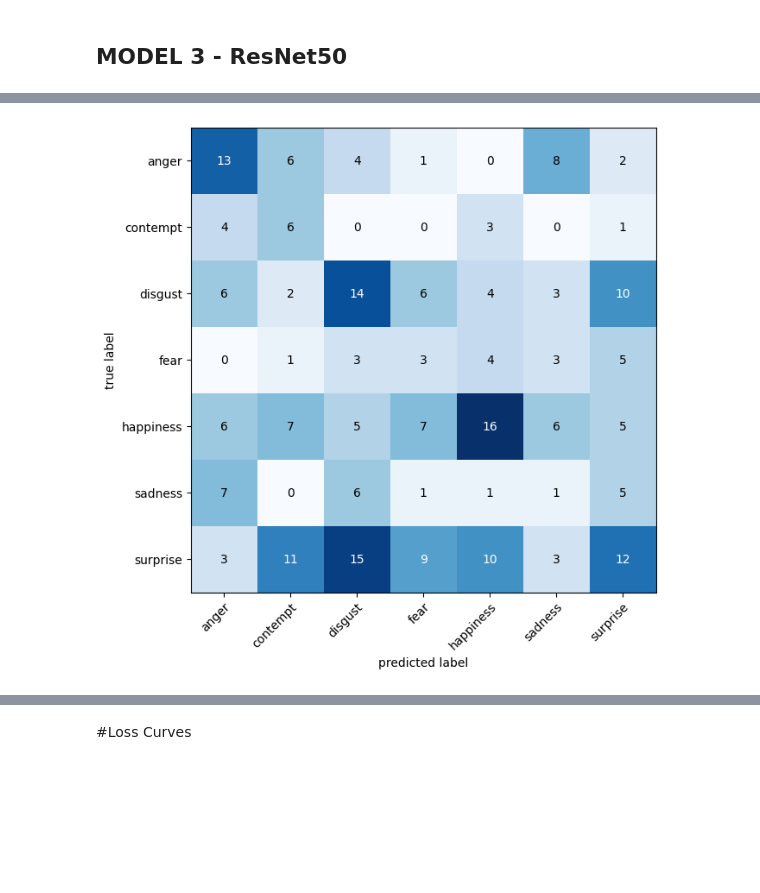
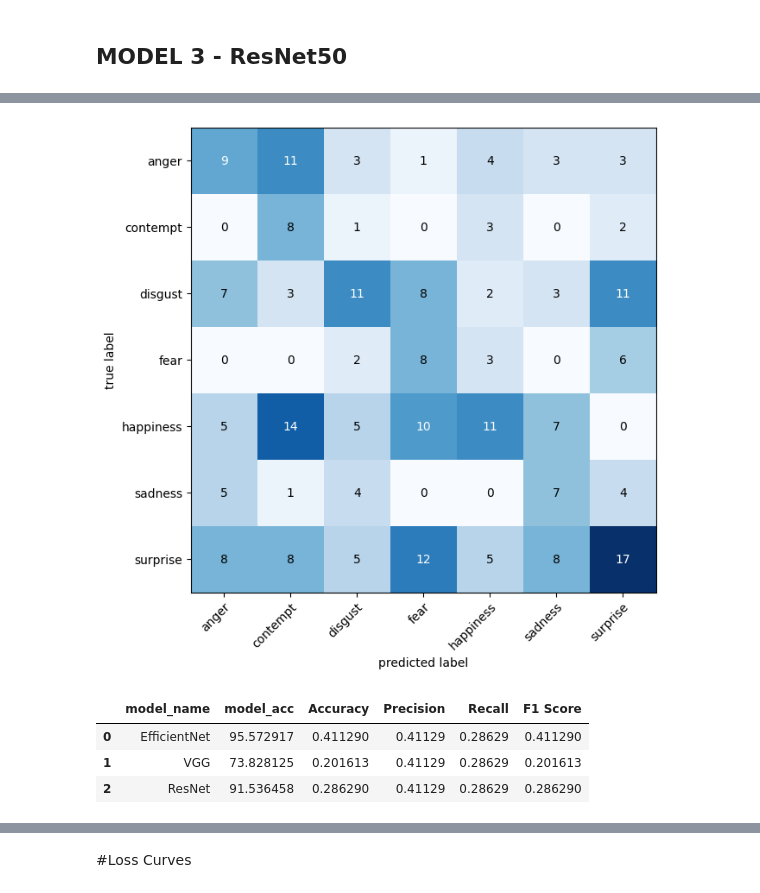
Before and after one commit to Manvi1718/Emotion_Analysis, a Jupyter notebook: MAINdone.ipynb, the cells around one changed output, grey strips where cells are left out. Cells and saved outputs as stored; diff of their text form; code cells hidden in the pictures; blank space fills up the shorter version.

```diff
--- a/MAINdone.ipynb
+++ b/MAINdone.ipynb
@@ -127,8 +127,8 @@ transform = transforms.Compose([
 ])
 # %%
 # Path to the root directory of your train and test data in Google Drive
-train_data_path = '/content/drive/MyDrive/pytorch/ck+/CK+48 splitted/train_d'
-test_data_path = '/content/drive/MyDrive/pytorch/ck+/CK+48 splitted/test_d'
+train_data_path = '/content/drive/MyDrive/train_test/train/train_d'
+test_data_path = '/content/drive/MyDrive/train_test/test/test_d'
 
 # List of emotion labels
 emotion_labels = [
@@ -498,7 +497,7 @@ train_time_start1 = timer()
 efficientnet_model.to(device)
 
 # Set epochs
-epochs = 10
+epochs = 12
 
 results_efficientnet = {"train_loss":[],
            "train_acc":[],
@@ -632,7 +631,7 @@ train_time_start2 = timer()
 # setting model to device
 vgg16_model.to(device)
 
-epochs = 10
+epochs = 12
 
 results_vgg16 = {"train_loss":[],
            "train_acc":[],
@@ -763,7 +762,7 @@ train_time_start3 = timer()
 resnet50_model.to(device)
 
 # Setting epochs
-epochs = 10
+epochs = 12
 
 results_resnet50 = {"train_loss":[],
            "train_acc":[],
@@ -1132,19 +1079,54 @@ tensor([6, 2, 0, 6, 5, 6, 2, 6, 0, 0, 2, 0, 4, 0, 3, 2, 6, 2, 2, 0, 0, 4, 0, 0,
 # %%
 from torchmetrics import ConfusionMatrix
 from mlxtend.plotting import plot_confusion_matrix
 
 torch.manual_seed(100)
 
 # 2. setup confusion matrix instance and compare predictions to target
 confmat = ConfusionMatrix(num_classes = len(emotion_labels),task = "multiclass")
 confmat_tensor = confmat(preds = y_pred_tensor3,
                          target = test_labels_tensor)
 
+# Extract the confusion matrix values as a numpy array
+confmat_np = confmat_tensor.numpy()
+
+accuracy_3 = np.trace(confmat_np) / np.sum(confmat_np)
+
+# Micro-averaging (overall precision, recall, and F1)
+micro_precision_3 = precision_score(test_labels_tensor, y_pred_tensor3, average='micro')
+micro_recall_3 = recall_score(test_labels_tensor, y_pred_tensor3, average='micro')
+micro_f1_3 = f1_score(test_labels_tensor, y_pred_tensor3, average='micro')
+
+
 # 3. Plot confusion matrix
 fig , ax = plot_confusion_matrix(
     conf_mat = confmat_tensor.numpy(),
     class_names = class_names,
     figsize=(10,7)
 )
 # %% [output]
-[figure, old version]
+[figure, new version]
+# %%
+import pandas as pd
+compare_results = pd.DataFrame([model_1_results,
+                               model_2_results,
+                               model_3_results])
+
+# Reset the index of the resulting DataFrame
+compare_results.reset_index(drop=True, inplace=True)
+
+# Remove the "loss" column
+compare_results = compare_results.drop(columns="model_loss")
+
+compare_results["Accuracy"] =[accuracy_1,accuracy_2,accuracy_3]
+compare_results["Precision"] =[micro_precision_1,micro_precision_1,micro_precision_1]
+compare_results["Recall"] =[micro_recall_3,micro_recall_3,micro_recall_3]
+compare_results["F1 Score"] =[micro_f1_1,micro_f1_2,micro_f1_3]
+
+
+compare_results
+# %% [output]
+|  | model_name | model_acc | Accuracy | Precision | Recall | F1 Score |
+| 0 | EfficientNet | 95.572917 | 0.411290 | 0.41129 | 0.28629 | 0.411290 |
+| 1 | VGG | 73.828125 | 0.201613 | 0.41129 | 0.28629 | 0.201613 |
+| 2 | ResNet | 91.536458 | 0.286290 | 0.41129 | 0.28629 | 0.286290 |
```
Also changed, not shown: parts of 36 cells of this notebook.
